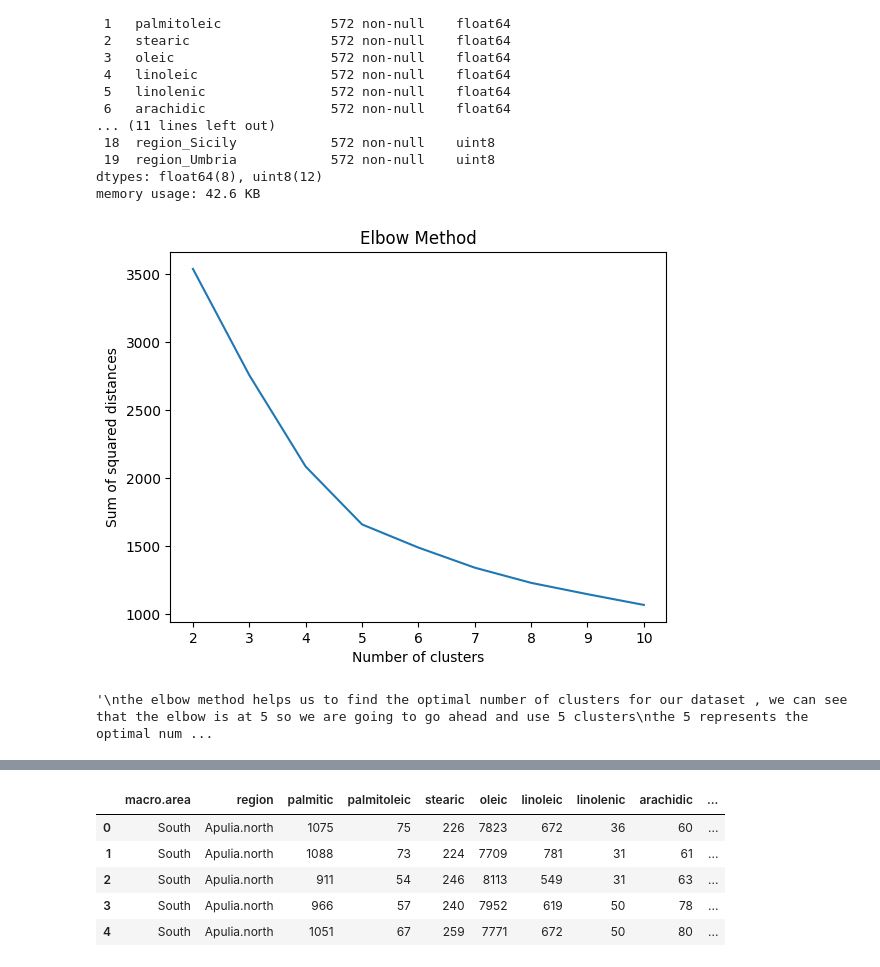
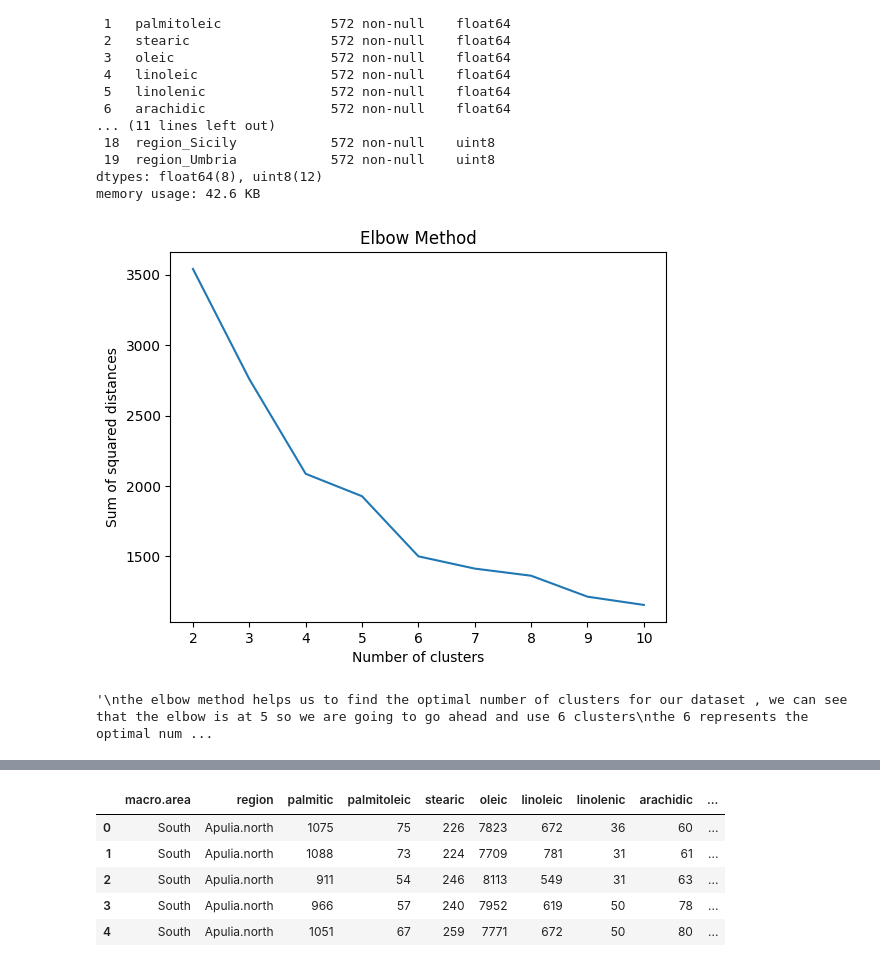
Before and after one commit to SyntaxSinner/kmeans_clustering, a Jupyter notebook: k_means_clustering.ipynb, the cells around one changed output, grey strips where cells are left out. Cells and saved outputs as stored; diff of their text form; code cells hidden in the pictures.

```diff
--- a/k_means_clustering.ipynb
+++ b/k_means_clustering.ipynb
@@ -116,25 +116,25 @@ memory usage: 42.6 KB
 # %%
 #okay now after we are done with preprocessing our data we are just going to proceed with the k-means clustering algorithm and explore the results
 from sklearn.cluster import KMeans
 import numpy as np
 range_n_clusters = [2, 3, 4, 5, 6, 7, 8, 9, 10]
 sse = []
 for n_clusters in range_n_clusters:
-    kmeans = KMeans(n_clusters=n_clusters, random_state=42)
+    kmeans = KMeans(n_clusters=n_clusters, random_state=42,n_init='auto')
     kmeans.fit(encoded_df)
     sse.append(kmeans.inertia_)
 plt.plot(range_n_clusters, sse)
 plt.xlabel('Number of clusters')
 plt.ylabel('Sum of squared distances')
 plt.title('Elbow Method')
 plt.show()
 """
-the elbow method helps us to find the optimal number of clusters for our dataset , we can see that the elbow is at 5 so we are going to go ahead and use 5 clusters
-the 5 represents the optimal number of clusters for k-means clustering on our dataset, the idea behind the elbow method is that as the number of clusters increases,
+the elbow method helps us to find the optimal number of clusters for our dataset , we can see that the elbow is at 5 so we are going to go ahead and use 6 clusters
+the 6 represents the optimal number of clusters for k-means clustering on our dataset, the idea behind the elbow method is that as the number of clusters increases,
 The SSE value will decrease (sum squared error) at some point the rate of decrease will start to slow down and this point is the elbow point.creating a visualization like this
 which kinda looks like an elbow bro which is kinda interesting id say
 """
 # %% [output]
-[figure, old version]
+[figure, new version]
-'\nthe elbow method helps us to find the optimal number of clusters for our dataset , we can see that the elbow is at 5 so we are going to go ahead and use 5 clusters\nthe 5 represents the optimal num ...
+'\nthe elbow method helps us to find the optimal number of clusters for our dataset , we can see that the elbow is at 5 so we are going to go ahead and use 6 clusters\nthe 6 represents the optimal num ...
 # %%
```
Also changed, not shown: parts of 5 cells of this notebook.
